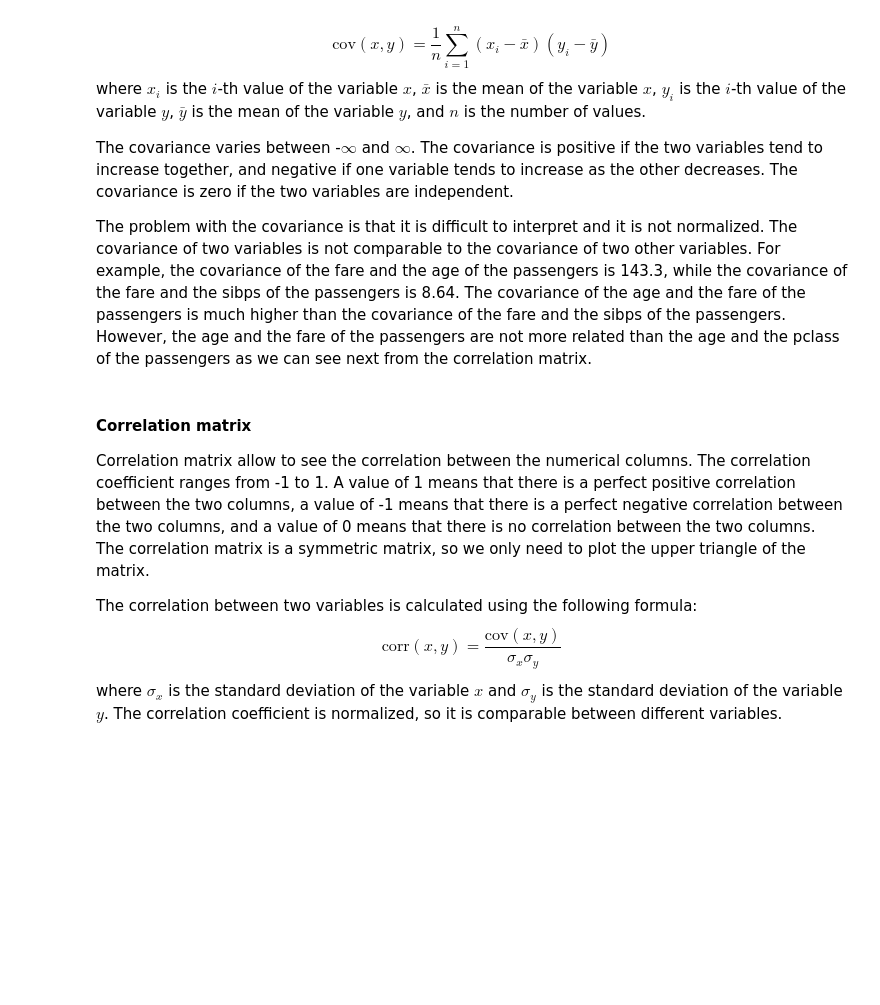
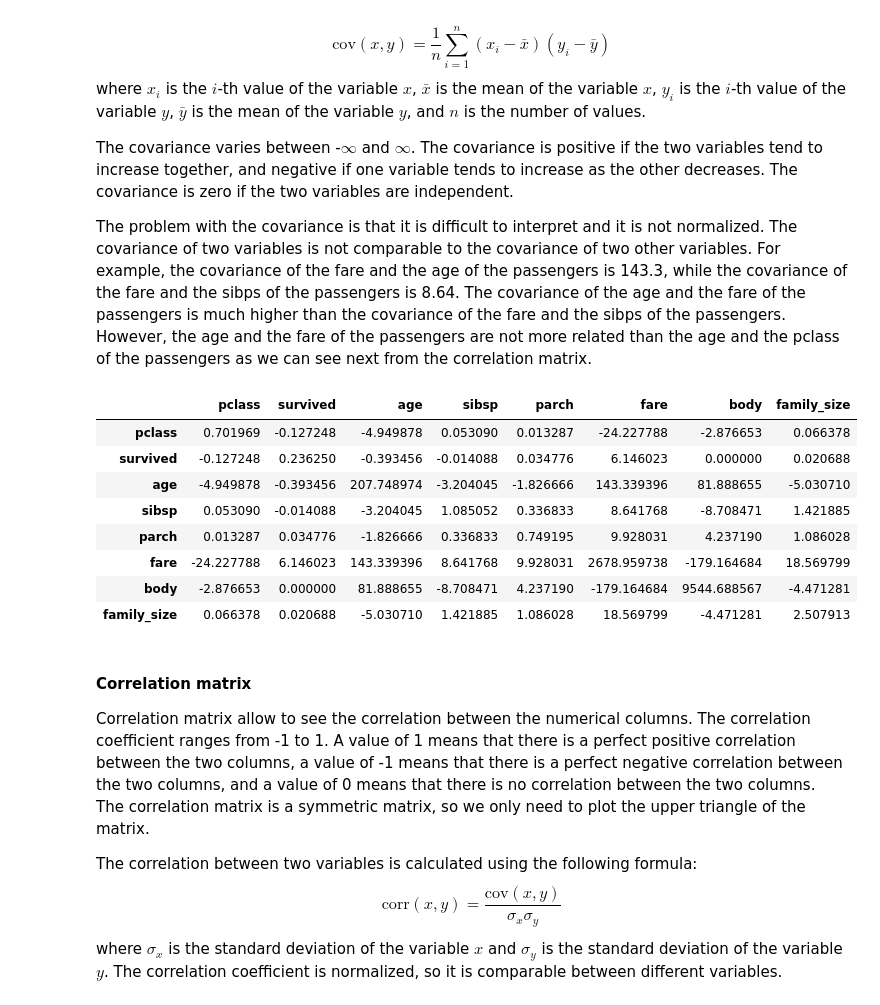
Before and after one commit to pedrojscardoso/MEEC_ISE_UALG_Introduction_to_data_science, a Jupyter notebook: 3-data-analysis/05_exploratory_data_analysis_part_1.ipynb, the cells around one changed output. Cells and saved outputs as stored; diff of their text form; code cells hidden in the pictures; blank space fills up the shorter version.

```diff
--- a/3-data-analysis/05_exploratory_data_analysis_part_1.ipynb
+++ b/3-data-analysis/05_exploratory_data_analysis_part_1.ipynb
@@ -396,3 +644,18 @@ df.cov()
+# %%
+# select the numerical columns
+numeric_attributes = df.select_dtypes(include=['int64', 'float64']).columns
+
+df[numeric_attributes].cov()
+# %% [output]
+|  | pclass | survived | age | sibsp | parch | fare | body | family_size |
+| pclass | 0.701969 | -0.127248 | -4.949878 | 0.053090 | 0.013287 | -24.227788 | -2.876653 | 0.066378 |
+| survived | -0.127248 | 0.236250 | -0.393456 | -0.014088 | 0.034776 | 6.146023 | 0.000000 | 0.020688 |
+| age | -4.949878 | -0.393456 | 207.748974 | -3.204045 | -1.826666 | 143.339396 | 81.888655 | -5.030710 |
+| sibsp | 0.053090 | -0.014088 | -3.204045 | 1.085052 | 0.336833 | 8.641768 | -8.708471 | 1.421885 |
+| parch | 0.013287 | 0.034776 | -1.826666 | 0.336833 | 0.749195 | 9.928031 | 4.237190 | 1.086028 |
+| fare | -24.227788 | 6.146023 | 143.339396 | 8.641768 | 9.928031 | 2678.959738 | -179.164684 | 18.569799 |
+| body | -2.876653 | 0.000000 | 81.888655 | -8.708471 | 4.237190 | -179.164684 | 9544.688567 | -4.471281 |
+| family_size | 0.066378 | 0.020688 | -5.030710 | 1.421885 | 1.086028 | 18.569799 | -4.471281 | 2.507913 |
 # %% [markdown]
 
 #### Correlation matrix
```
Also changed, not shown: parts of 49 cells of this notebook, 8 other files.
